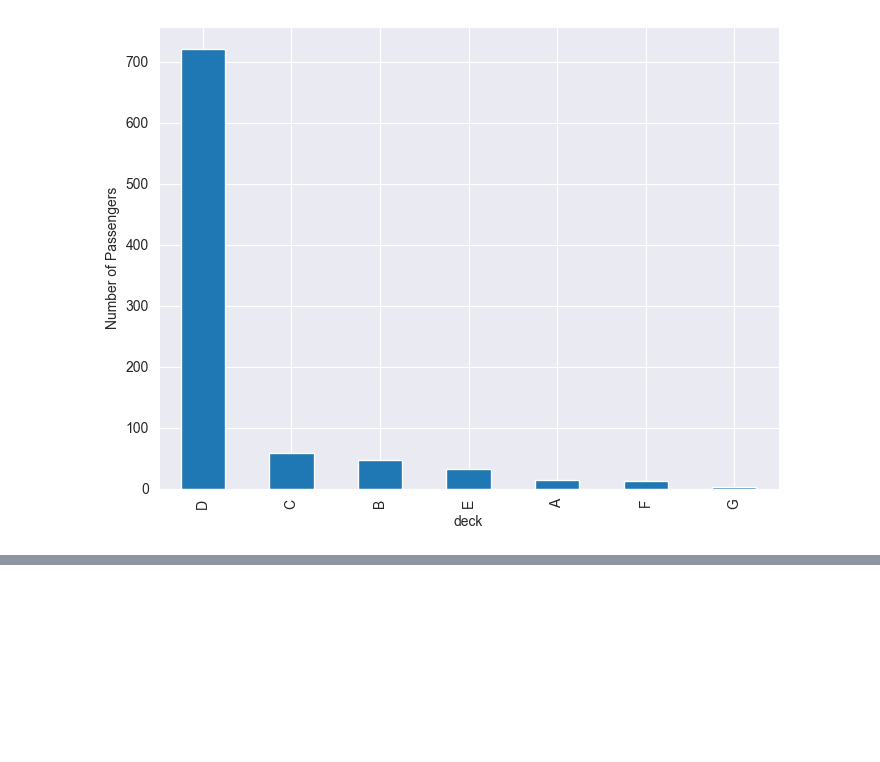
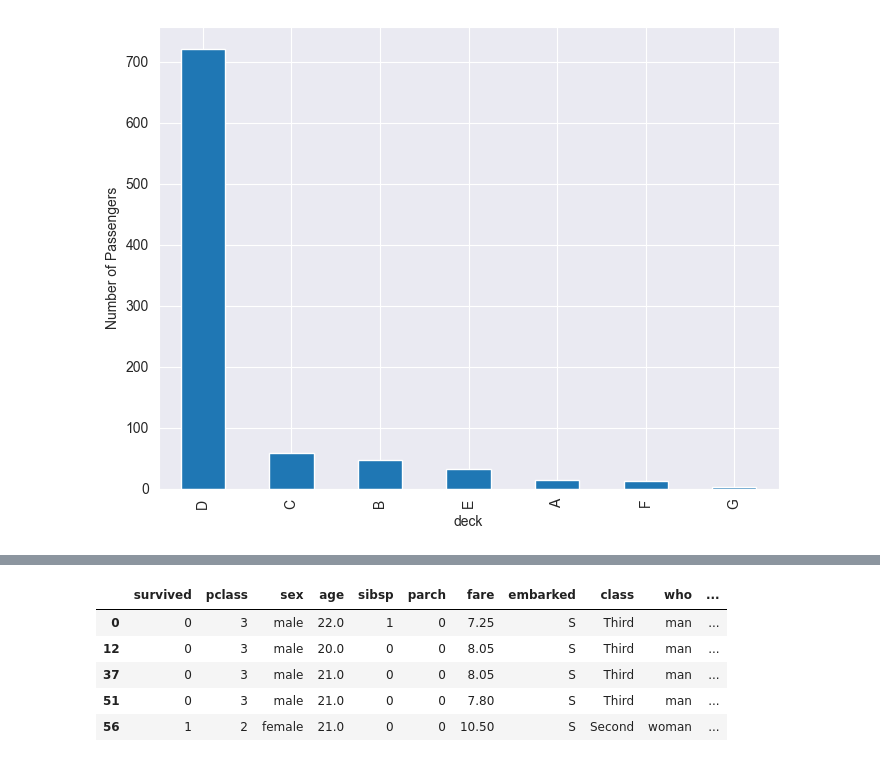
Before and after one commit to Dannysesi/Data_Science-learning, a Jupyter notebook: 30days_of_learning_pandas.ipynb, the cells around one changed output, grey strips where cells are left out. Saved outputs shown, nothing was run; the diff lists cells and outputs as text; code cells hidden in the pictures; blank space fills up the shorter version.

```diff
--- a/30days_of_learning_pandas.ipynb
+++ b/30days_of_learning_pandas.ipynb
@@ -1073,0 +1127,12 @@ Text(0, 0.5, 'Number of Passengers')
+# %%
+# using the isin function for dataframe conditions
+ages = [ 20 , 21 , 22 ]
+age_dataset = titanic_data[titanic_data["age"].isin(ages)]
+age_dataset.head()
+# %% [output]
+|  | survived | pclass | sex | age | sibsp | parch | fare | embarked | class | who | ... |
+| 0 | 0 | 3 | male | 22.0 | 1 | 0 | 7.25 | S | Third | man | ... |
+| 12 | 0 | 3 | male | 20.0 | 0 | 0 | 8.05 | S | Third | man | ... |
+| 37 | 0 | 3 | male | 21.0 | 0 | 0 | 8.05 | S | Third | man | ... |
+| 51 | 0 | 3 | male | 21.0 | 0 | 0 | 7.80 | S | Third | man | ... |
+| 56 | 1 | 2 | female | 21.0 | 0 | 0 | 10.50 | S | Second | woman | ... |
```
Also changed, not shown: parts of 15 cells of this notebook.
